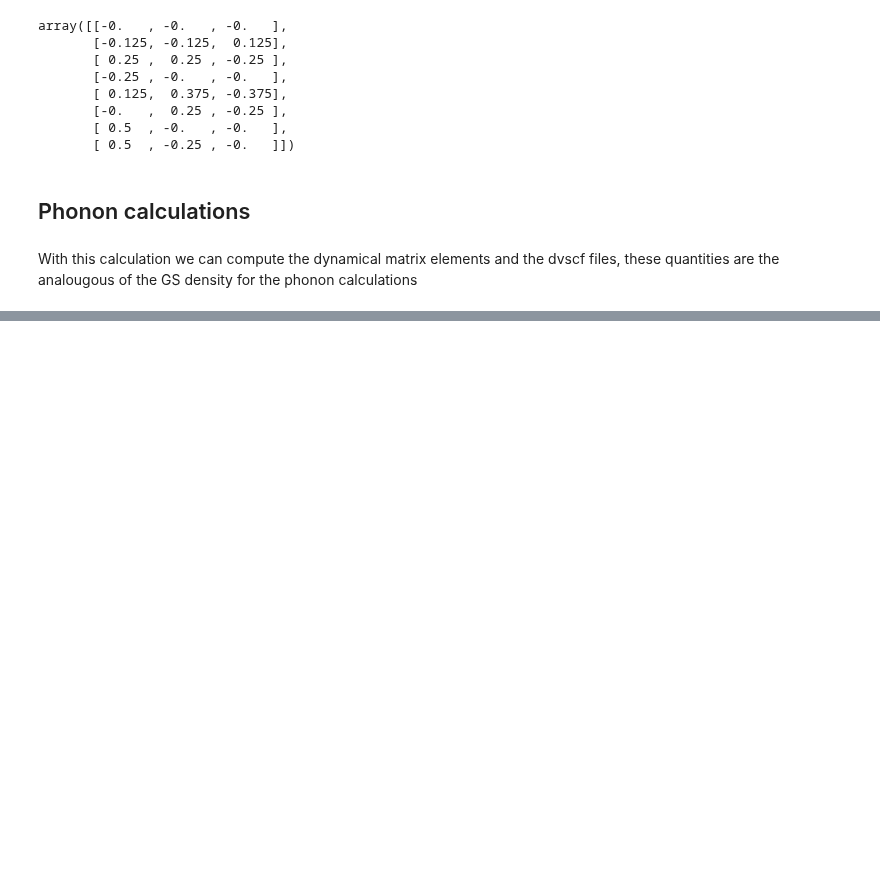
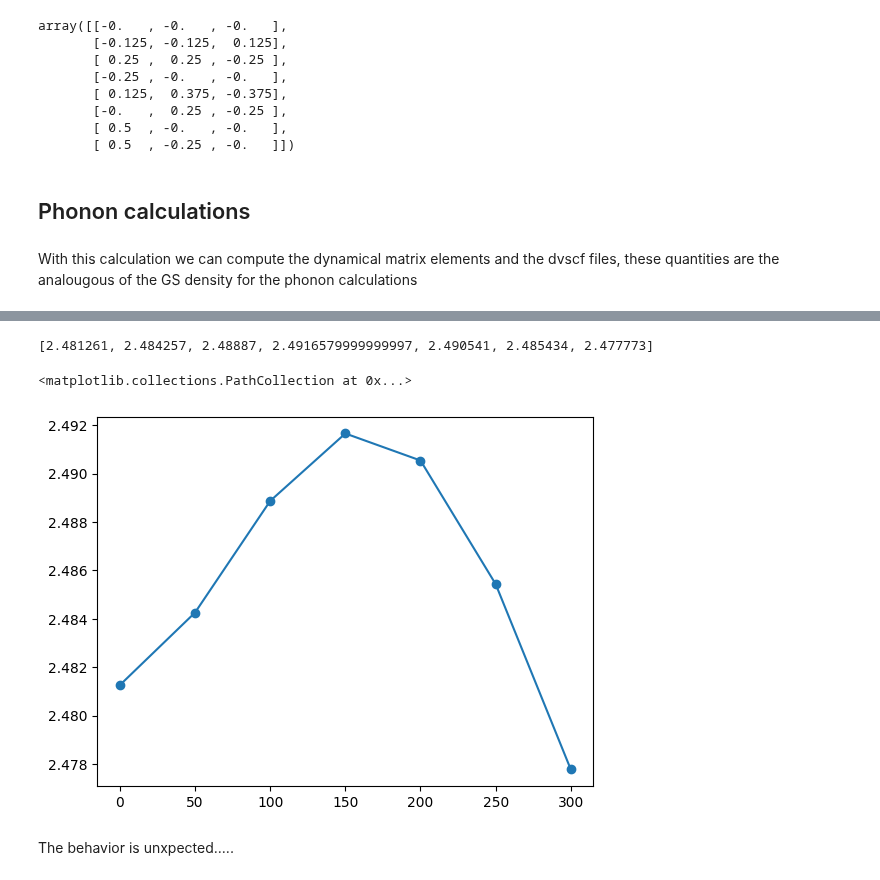
Before and after one commit to marcodalessandro76/MPPI, a Jupyter notebook: sphinx_source/tutorials/Analysis_Electron-phonon.ipynb, the cells around one changed output, grey strips where cells are left out. Drawn from its saved outputs; the diff is of its cells as text; code cells hidden in the pictures; blank space fills up the shorter version.

```diff
--- a/sphinx_source/tutorials/Analysis_Electron-phonon.ipynb
+++ b/sphinx_source/tutorials/Analysis_Electron-phonon.ipynb
@@ -400,0 +237,4 @@ results
+# %%
+source_dir = 'Electron_phonon_Si/dvscf/si.save'
+run_dir = 'Electron_phonon_Si/yambo'
+Tools.init_yambo_run_dir(Tools.make_p2y(source_dir),run_dir=run_dir)
@@ -400,0 +270,10 @@ results
+# %%
+Temp = [0,50,100,150,200,250,300]
+
+study = D.Dataset(run_dir=run_dir,num_tasks=2,verbose=True,skip=True)
+study.set_postprocessing_function(PP.yambo_parse_data)
+
+for T in Temp:
+    inp.set_array_variables(units='K',BoseTemp=T)
+    idd = 'elph_T%s'%T
+    study.append_run(id=idd,input=inp,runner=code,jobname =[idd,'elph_import'])
@@ -400,0 +302,2 @@ results
+# %%
+results = study.run()
@@ -400,0 +322,13 @@ results
+# %%
+gap_G = [results[ind].data.get_gap(k_full=1,band_full=4,verbose=False) for ind in range(len(Temp))]
+gap_G
+# %% [output]
+[2.481261, 2.484257, 2.48887, 2.4916579999999997, 2.490541, 2.485434, 2.477773]
+# %%
+plt.plot(Temp,gap_G)
+plt.scatter(Temp,gap_G)
+# %% [output]
+<matplotlib.collections.PathCollection at 0x...>
+[figure, added]
+# %% [markdown]
+The behavior is unxpected.....
```
Also changed, not shown: parts of 51 cells of this notebook, 2 other files.
